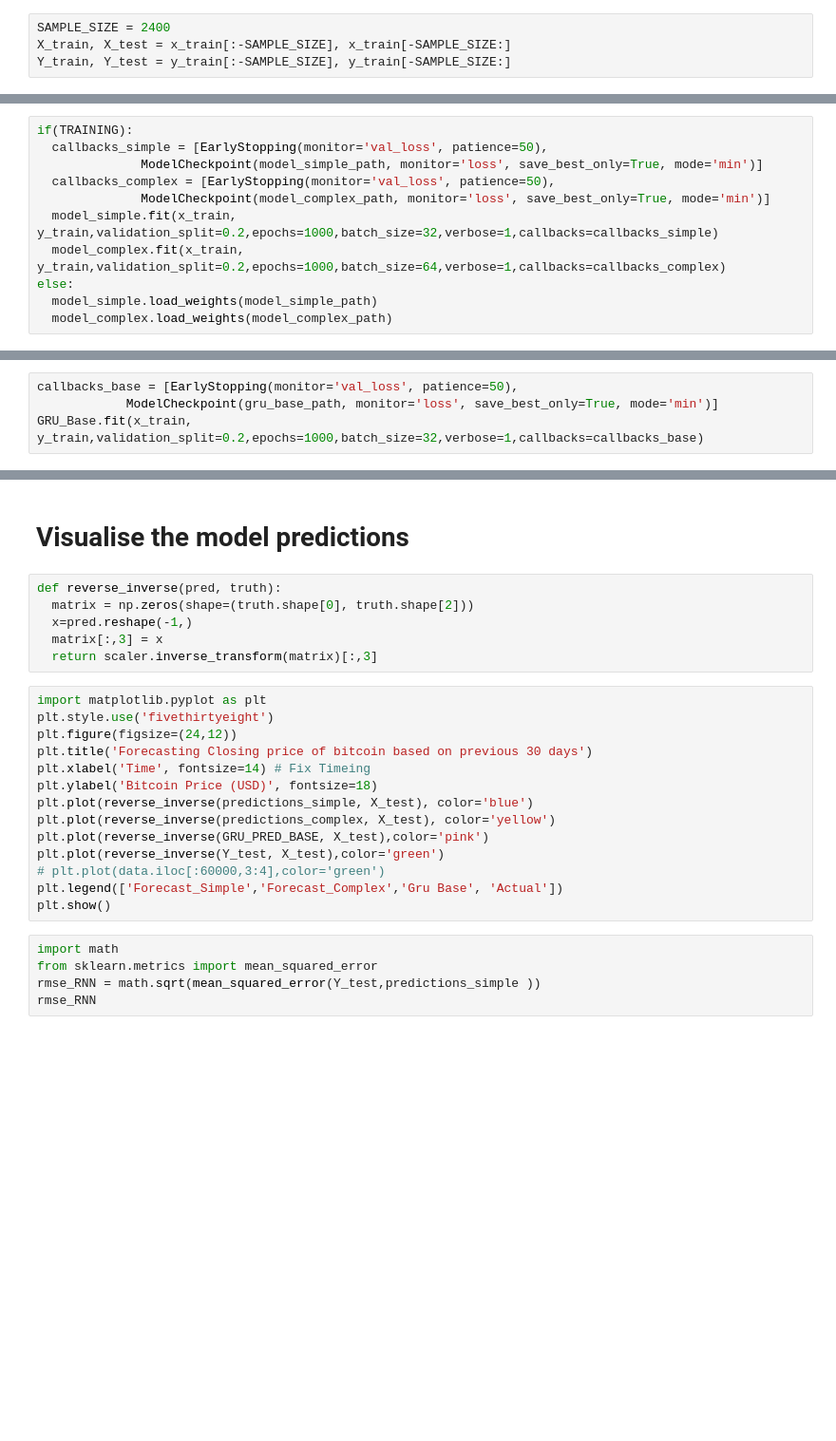
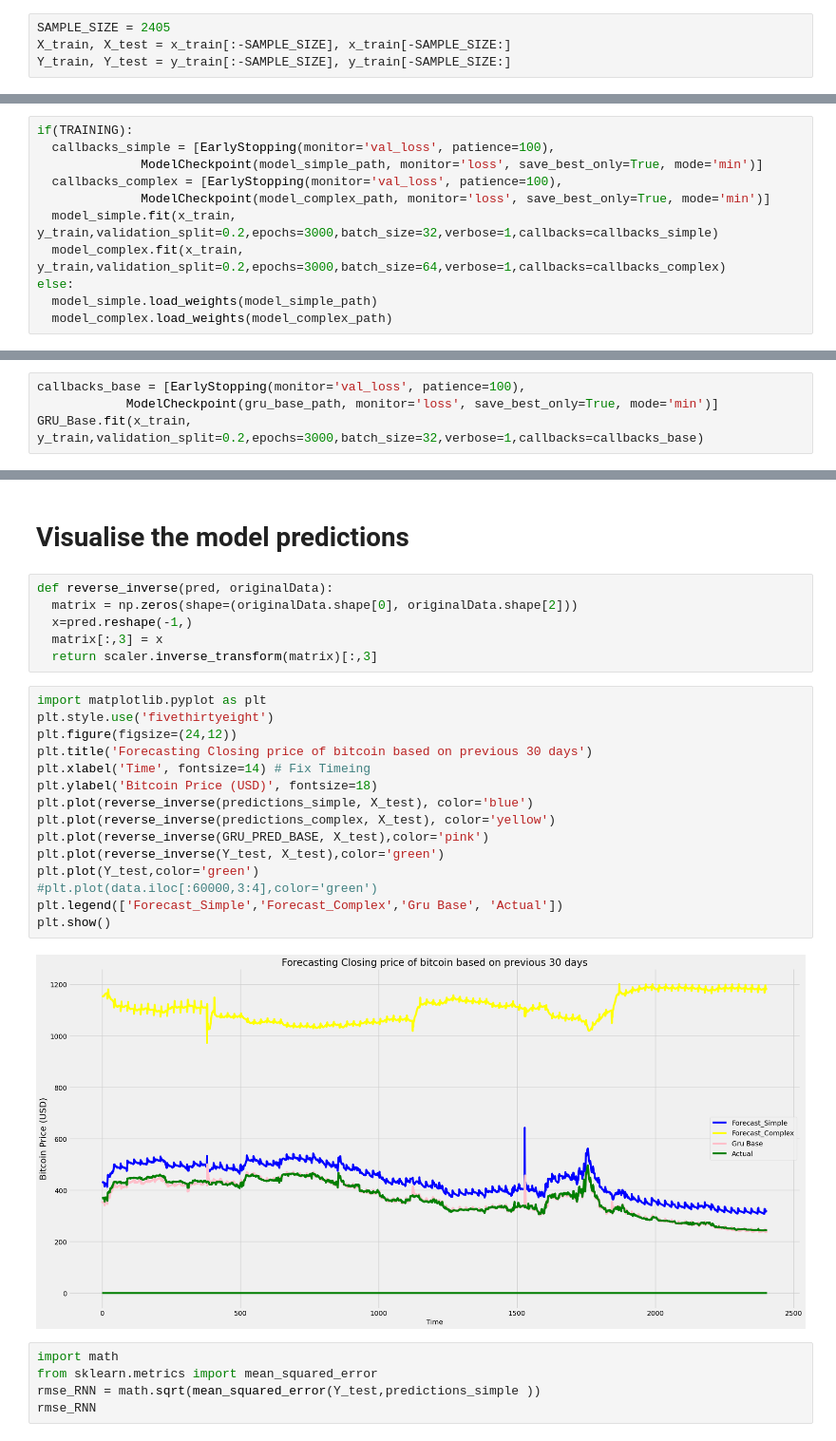
Before and after one commit to MrDegglan/9785-crypto-ml, a Jupyter notebook: ML_Main.ipynb, the cells around one changed output, grey strips where cells are left out. Shown at 95% size. Drawn from its saved outputs; the diff is of its cells as text; blank space fills up the shorter version.

Commit message:
final_models

```diff
--- a/ML_Main.ipynb
+++ b/ML_Main.ipynb
@@ -123,5 +140,5 @@ x_train, y_train = np.array(x_train),np.array(y_train)
 # %%
-SAMPLE_SIZE = 2400
+SAMPLE_SIZE = 2405
 X_train, X_test = x_train[:-SAMPLE_SIZE], x_train[-SAMPLE_SIZE:]
 Y_train, Y_test = y_train[:-SAMPLE_SIZE], y_train[-SAMPLE_SIZE:]
 # %%
@@ -289,11 +308,11 @@ model_complex.compile(loss='mean_squared_error', optimizer='adam')
 # %%
 if(TRAINING):
-  callbacks_simple = [EarlyStopping(monitor='val_loss', patience=50),
+  callbacks_simple = [EarlyStopping(monitor='val_loss', patience=100),
               ModelCheckpoint(model_simple_path, monitor='loss', save_best_only=True, mode='min')]
-  callbacks_complex = [EarlyStopping(monitor='val_loss', patience=50),
+  callbacks_complex = [EarlyStopping(monitor='val_loss', patience=100),
               ModelCheckpoint(model_complex_path, monitor='loss', save_best_only=True, mode='min')]
-  model_simple.fit(x_train, y_train,validation_split=0.2,epochs=1000,batch_size=32,verbose=1,callbacks=callbacks_simple)
-  model_complex.fit(x_train, y_train,validation_split=0.2,epochs=1000,batch_size=64,verbose=1,callbacks=callbacks_complex)
+  model_simple.fit(x_train, y_train,validation_split=0.2,epochs=3000,batch_size=32,verbose=1,callbacks=callbacks_simple)
+  model_complex.fit(x_train, y_train,validation_split=0.2,epochs=3000,batch_size=64,verbose=1,callbacks=callbacks_complex)
 else:
   model_simple.load_weights(model_simple_path)
   model_complex.load_weights(model_complex_path)
@@ -312,6 +333,6 @@ GRU_Base.compile(loss='mean_squared_error', optimizer='adam')
 # %%
-callbacks_base = [EarlyStopping(monitor='val_loss', patience=50),
+callbacks_base = [EarlyStopping(monitor='val_loss', patience=100),
             ModelCheckpoint(gru_base_path, monitor='loss', save_best_only=True, mode='min')]
-GRU_Base.fit(x_train, y_train,validation_split=0.2,epochs=1000,batch_size=32,verbose=1,callbacks=callbacks_base)
+GRU_Base.fit(x_train, y_train,validation_split=0.2,epochs=3000,batch_size=32,verbose=1,callbacks=callbacks_base)
 # %%
 GRU_PRED_BASE = GRU_Base.predict(X_test)
@@ -320,25 +339,28 @@ GRU_PRED_BASE = GRU_Base.predict(X_test)
 # %% [markdown]
 # Visualise the model predictions
 # %%
-def reverse_inverse(pred, truth):
-  matrix = np.zeros(shape=(truth.shape[0], truth.shape[2]))
+def reverse_inverse(pred, originalData):
+  matrix = np.zeros(shape=(originalData.shape[0], originalData.shape[2]))
   x=pred.reshape(-1,)
   matrix[:,3] = x
   return scaler.inverse_transform(matrix)[:,3]
 # %%
 import matplotlib.pyplot as plt
 plt.style.use('fivethirtyeight')
 plt.figure(figsize=(24,12))
 plt.title('Forecasting Closing price of bitcoin based on previous 30 days')
 plt.xlabel('Time', fontsize=14) # Fix Timeing
 plt.ylabel('Bitcoin Price (USD)', fontsize=18)
 plt.plot(reverse_inverse(predictions_simple, X_test), color='blue')
 plt.plot(reverse_inverse(predictions_complex, X_test), color='yellow')
 plt.plot(reverse_inverse(GRU_PRED_BASE, X_test),color='pink')
 plt.plot(reverse_inverse(Y_test, X_test),color='green')
-# plt.plot(data.iloc[:60000,3:4],color='green')
+plt.plot(Y_test,color='green')
+#plt.plot(data.iloc[:60000,3:4],color='green')
 plt.legend(['Forecast_Simple','Forecast_Complex','Gru Base', 'Actual'])
 plt.show()
+# %% [output]
+[figure, added]
 # %%
 import math
 from sklearn.metrics import mean_squared_error
```
Also changed, not shown: parts of 11 cells of this notebook, 12 other files.
